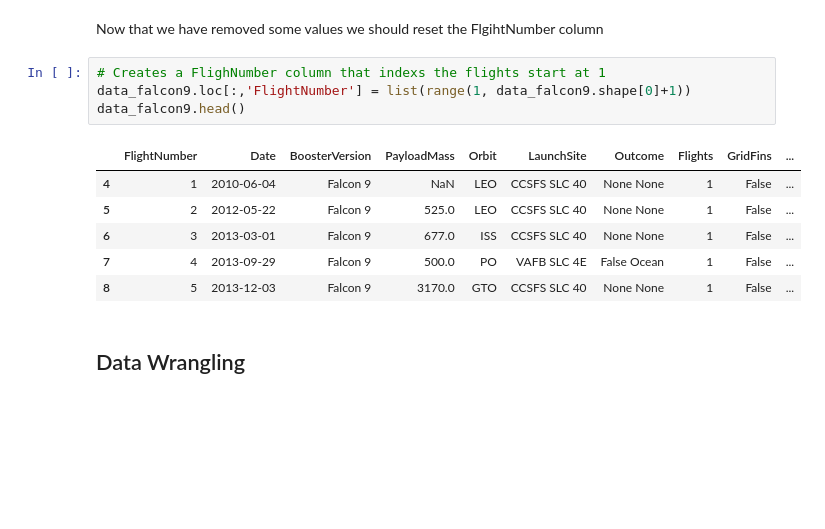
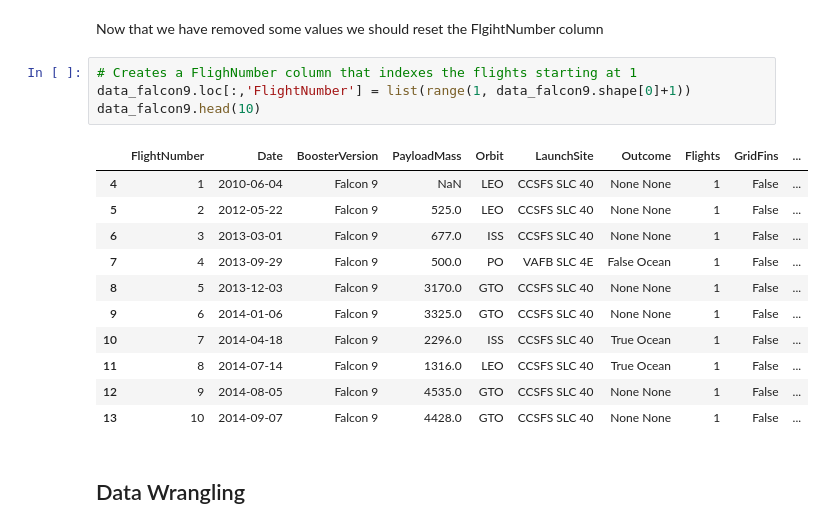
Before and after one commit to mrwoodzi/Data_Science_Certs_Progress, a Jupyter notebook: IBM_Data_Science_Professional_Cert/data_science_capstone_project/data-collection-api-spacex.ipynb, the cells around one changed output. Cells and saved outputs as stored; diff of their text form; blank space fills up the shorter version.

```diff
--- a/IBM_Data_Science_Professional_Cert/data_science_capstone_project/data-collection-api-spacex.ipynb
+++ b/IBM_Data_Science_Professional_Cert/data_science_capstone_project/data-collection-api-spacex.ipynb
@@ -294,16 +294,21 @@ data_falcon9.shape
 # %% [markdown]
 Now that we have removed some values we should reset the FlgihtNumber column
 # %%
-# Creates a FlighNumber column that indexs the flights start at 1
+# Creates a FlighNumber column that indexes the flights starting at 1
 data_falcon9.loc[:,'FlightNumber'] = list(range(1, data_falcon9.shape[0]+1))
-data_falcon9.head()
+data_falcon9.head(10)
 # %% [output]
 |  | FlightNumber | Date | BoosterVersion | PayloadMass | Orbit | LaunchSite | Outcome | Flights | GridFins | ... |
 | 4 | 1 | 2010-06-04 | Falcon 9 | NaN | LEO | CCSFS SLC 40 | None None | 1 | False | ... |
 | 5 | 2 | 2012-05-22 | Falcon 9 | 525.0 | LEO | CCSFS SLC 40 | None None | 1 | False | ... |
 | 6 | 3 | 2013-03-01 | Falcon 9 | 677.0 | ISS | CCSFS SLC 40 | None None | 1 | False | ... |
 | 7 | 4 | 2013-09-29 | Falcon 9 | 500.0 | PO | VAFB SLC 4E | False Ocean | 1 | False | ... |
 | 8 | 5 | 2013-12-03 | Falcon 9 | 3170.0 | GTO | CCSFS SLC 40 | None None | 1 | False | ... |
+| 9 | 6 | 2014-01-06 | Falcon 9 | 3325.0 | GTO | CCSFS SLC 40 | None None | 1 | False | ... |
+| 10 | 7 | 2014-04-18 | Falcon 9 | 2296.0 | ISS | CCSFS SLC 40 | True Ocean | 1 | False | ... |
+| 11 | 8 | 2014-07-14 | Falcon 9 | 1316.0 | LEO | CCSFS SLC 40 | True Ocean | 1 | False | ... |
+| 12 | 9 | 2014-08-05 | Falcon 9 | 4535.0 | GTO | CCSFS SLC 40 | None None | 1 | False | ... |
+| 13 | 10 | 2014-09-07 | Falcon 9 | 4428.0 | GTO | CCSFS SLC 40 | None None | 1 | False | ... |
 # %% [markdown]
 ## Data Wrangling
 # %% [markdown]
```
Also changed, not shown: parts of 1 cell of this notebook, 3 other files.
